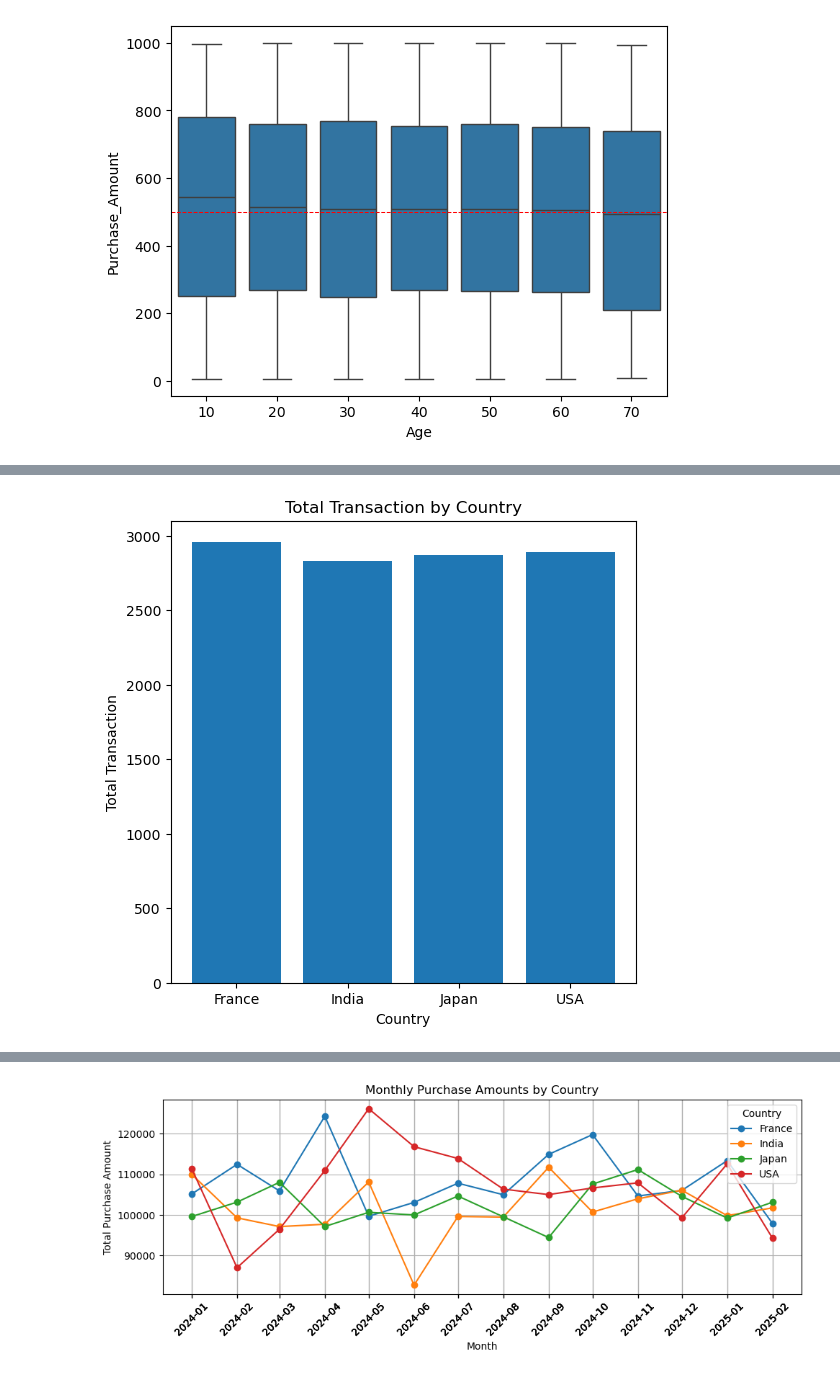
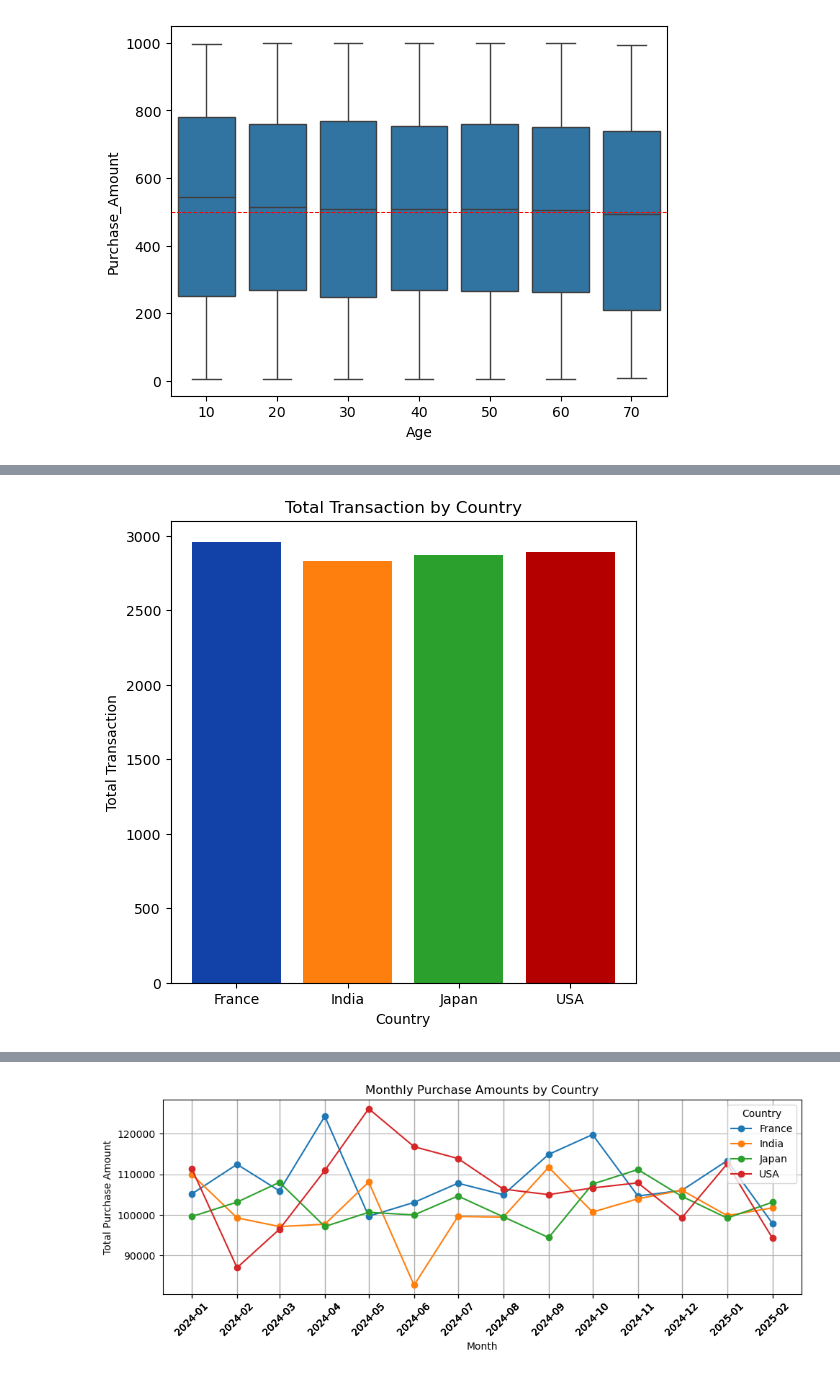
Before and after one commit to TammyLeung122/EDA-Group-5, a Jupyter notebook: EDA_E-Commerce.ipynb, the cells around one changed output, grey strips where cells are left out. Cells and saved outputs as stored; diff of their text form; code cells hidden in the pictures.

```diff
--- a/EDA_E-Commerce.ipynb
+++ b/EDA_E-Commerce.ipynb
@@ -240,6 +240,8 @@ plt.axhline(y=500, color='red', linestyle='--', linewidth=0.75)
 plt.show ()
 # %% [output]
 [figure]
+# %%
+colors = ["#1241a7", '#ff7f0e', '#2ca02c', '#b50000']
 # %%
 fig, ax = plt.subplots(figsize=(6, 6))
 
@@ -257,17 +259,17 @@ plt.show()
 # %%
 fig, ax = plt.subplots(figsize=(6, 6))
 
 Transaction_stats = filtered_country2.groupby('Country')['Purchase_Amount'].count()
-ax.bar(Transaction_stats.index, Transaction_stats.values)
+ax.bar(Transaction_stats.index, Transaction_stats.values, color=colors)
 
 ax.set_xlabel('Country')
 ax.set_ylabel('Total Transaction')
 ax.set_title('Total Transaction by Country')
 ax.set_ylim(0, 3100)
 
 plt.show()
 # %% [output]
-[figure, old version]
+[figure, new version]
 # %%
 # import seaborn as sns
 
```
Also changed, not shown: parts of 11 cells of this notebook.
